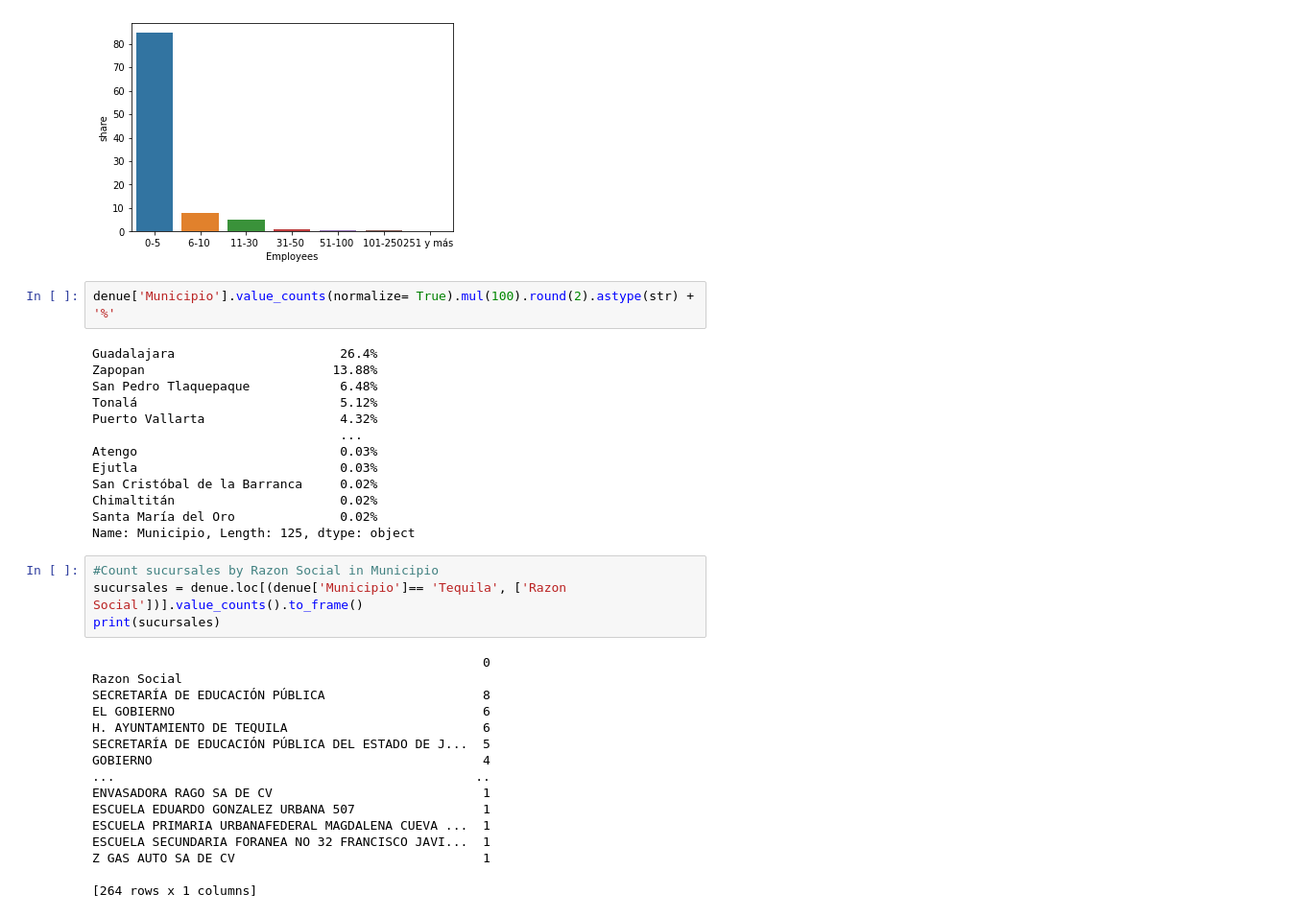
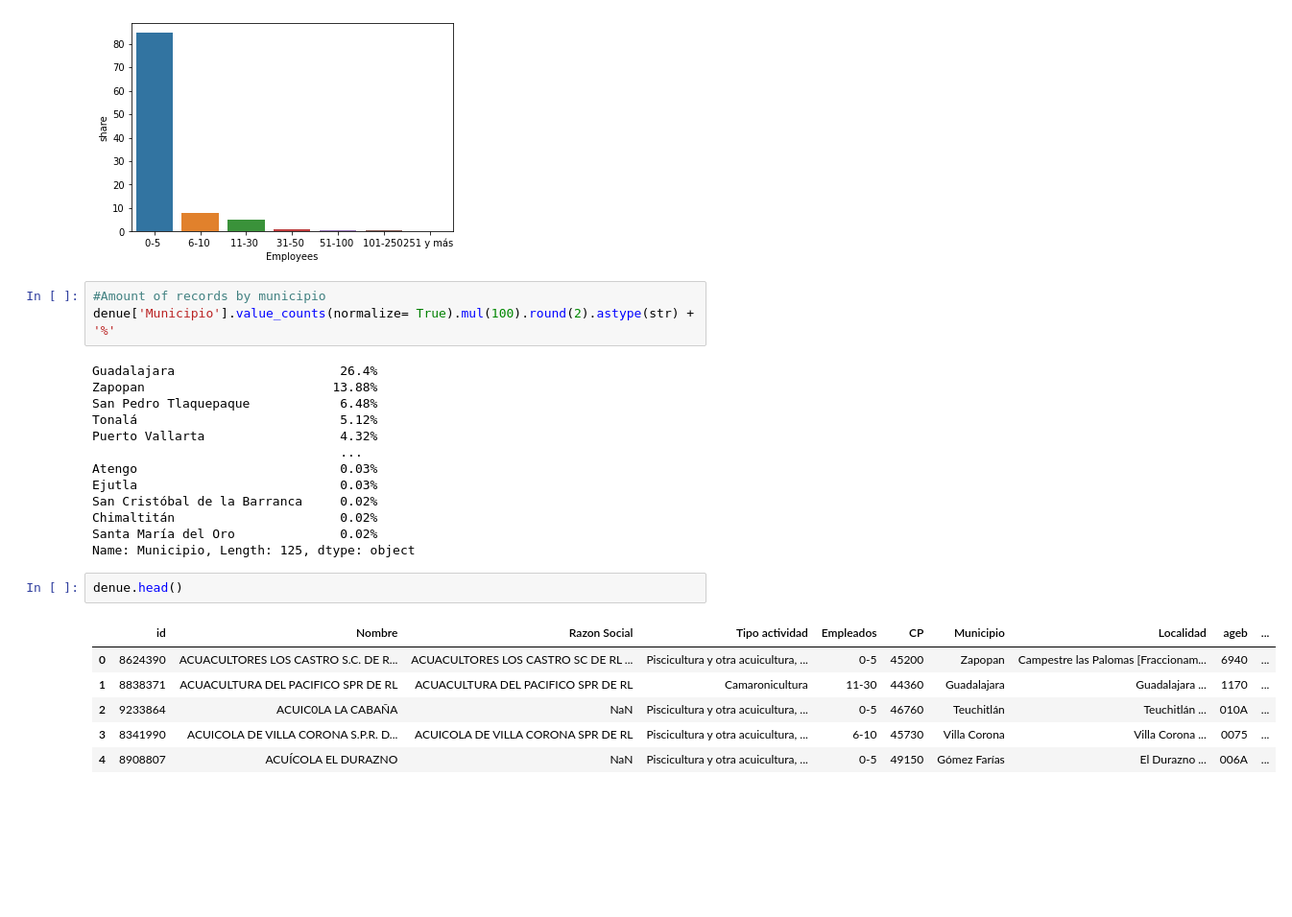
Before and after one commit to idanielnava/Potencial-Clients-Dataset, a Jupyter notebook: EDA_Preparation_DENUE_(JAL).ipynb, the cells around one changed output. Shown at 96% size. Cells and saved outputs as stored; diff of their text form; blank space fills up the shorter version.

```diff
--- a/EDA_Preparation_DENUE_(JAL).ipynb
+++ b/EDA_Preparation_DENUE_(JAL).ipynb
@@ -124,6 +181,7 @@ print(amount_employees)
 6  251 y más     0.3
 [figure]
 # %%
+#Amount of records by municipio
 denue['Municipio'].value_counts(normalize= True).mul(100).round(2).astype(str) + '%'
 # %% [output]
 Guadalajara                      26.4%
@@ -138,23 +196,12 @@ San Cristóbal de la Barranca     0.02%
 Chimaltitán                      0.02%
 Santa María del Oro              0.02%
 Name: Municipio, Length: 125, dtype: object
-# %%
-#Count sucursales by Razon Social in Municipio
-sucursales = denue.loc[(denue['Municipio']== 'Tequila', ['Razon Social'])].value_counts().to_frame()
-print(sucursales)
-# %% [output]
-                                                    0
-Razon Social
-SECRETARÍA DE EDUCACIÓN PÚBLICA                     8
-EL GOBIERNO                                         6
-H. AYUNTAMIENTO DE TEQUILA                          6
-SECRETARÍA DE EDUCACIÓN PÚBLICA DEL ESTADO DE J...  5
-GOBIERNO                                            4
-...                                                ..
-ENVASADORA RAGO SA DE CV                            1
-ESCUELA EDUARDO GONZALEZ URBANA 507                 1
-ESCUELA PRIMARIA URBANAFEDERAL MAGDALENA CUEVA ...  1
-ESCUELA SECUNDARIA FORANEA NO 32 FRANCISCO JAVI...  1
-Z GAS AUTO SA DE CV                                 1
-
-[264 rows x 1 columns]
+# %%
+denue.head()
+# %% [output]
+|  | id | Nombre | Razon Social | Tipo actividad | Empleados | CP | Municipio | Localidad | ageb | ... |
+| 0 | 8624390 | ACUACULTORES LOS CASTRO S.C. DE R... | ACUACULTORES LOS CASTRO SC DE RL ... | Piscicultura y otra acuicultura, ... | 0-5 | 45200 | Zapopan | Campestre las Palomas [Fraccionam... | 6940 | ... |
+| 1 | 8838371 | ACUACULTURA DEL PACIFICO SPR DE RL | ACUACULTURA DEL PACIFICO SPR DE RL | Camaronicultura | 11-30 | 44360 | Guadalajara | Guadalajara ... | 1170 | ... |
+| 2 | 9233864 | ACUIC0LA LA CABAÑA | NaN | Piscicultura y otra acuicultura, ... | 0-5 | 46760 | Teuchitlán | Teuchitlán ... | 010A | ... |
+| 3 | 8341990 | ACUICOLA DE VILLA CORONA S.P.R. D... | ACUICOLA DE VILLA CORONA SPR DE RL | Piscicultura y otra acuicultura, ... | 6-10 | 45730 | Villa Corona | Villa Corona ... | 0075 | ... |
+| 4 | 8908807 | ACUÍCOLA EL DURAZNO | NaN | Piscicultura y otra acuicultura, ... | 0-5 | 49150 | Gómez Farías | El Durazno ... | 006A | ... |
```
Also changed, not shown: parts of 7 cells of this notebook.
